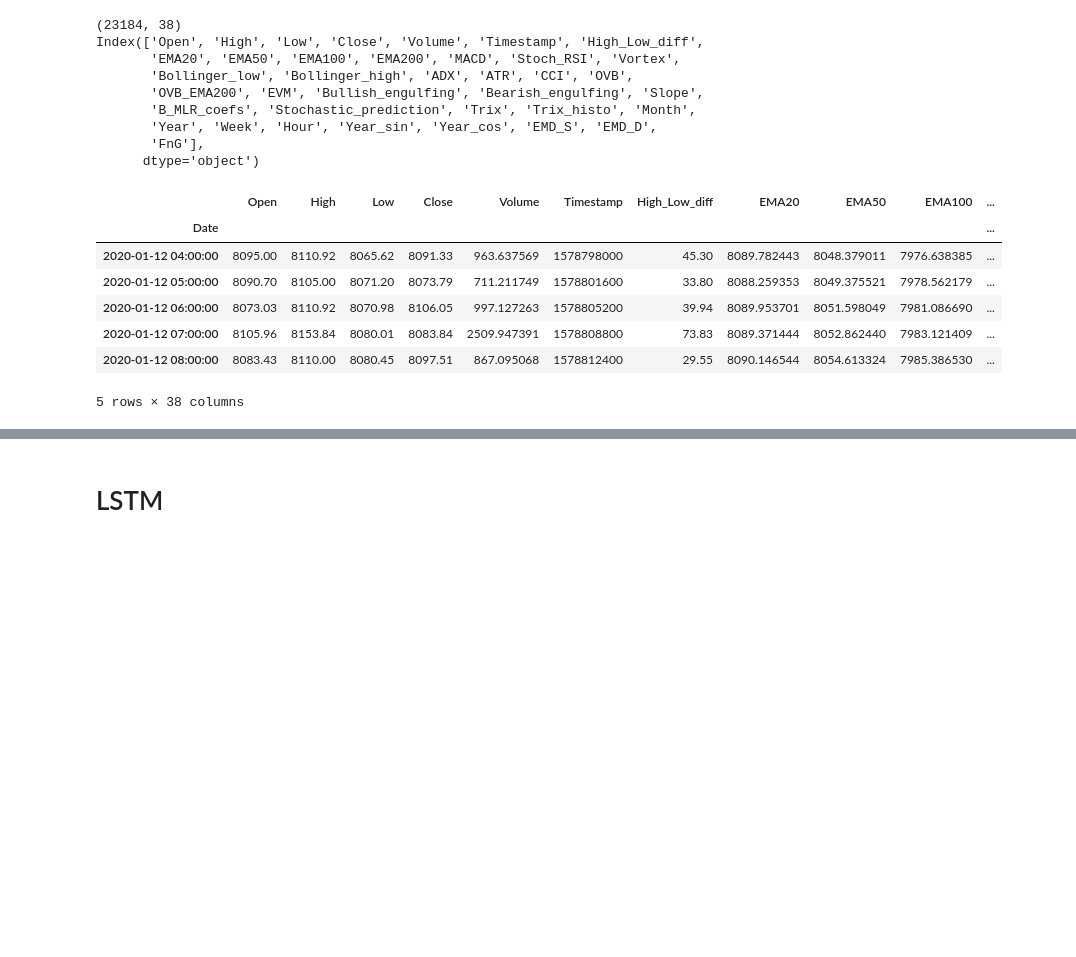
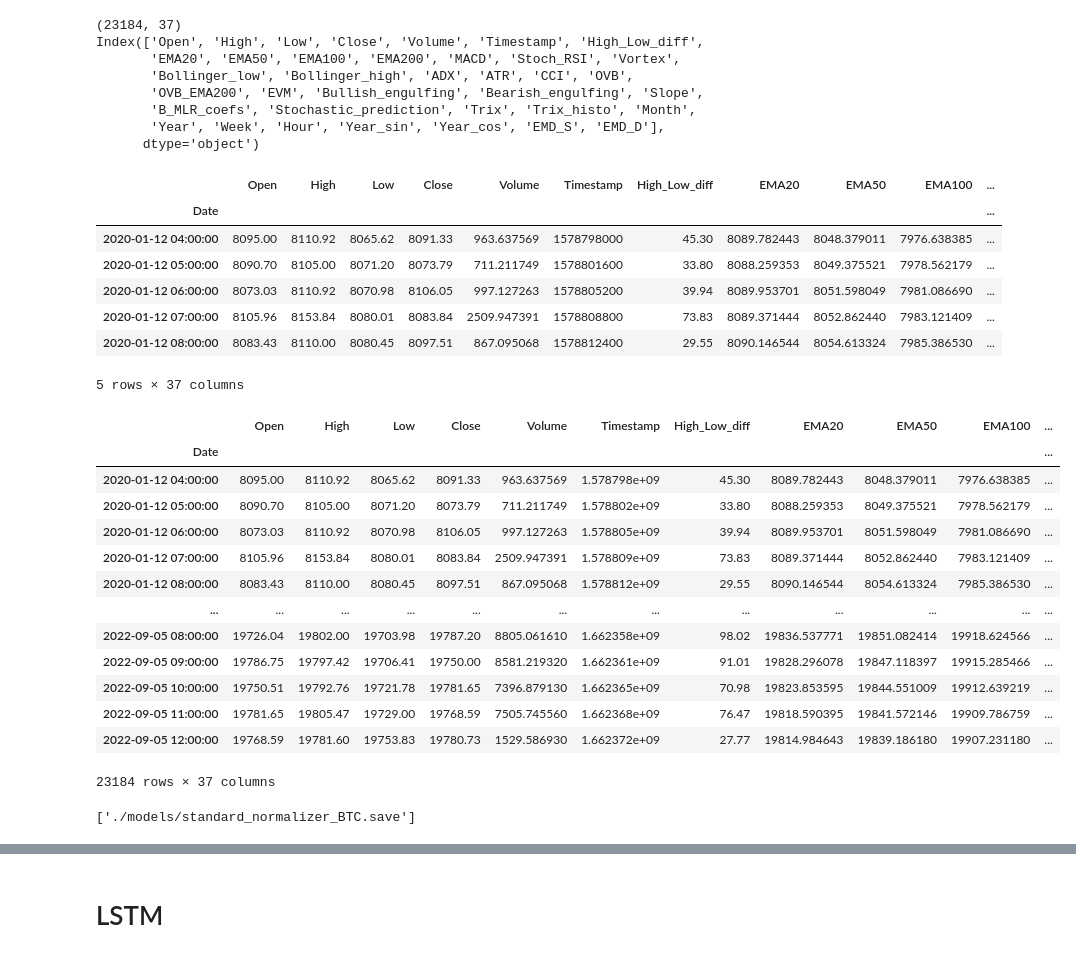
Before and after one commit to webclinic017/Trading-sandbox, a Jupyter notebook: multi_step_lstm.ipynb, the cells around one changed output, grey strips where cells are left out. Saved outputs shown, nothing was run; the diff lists cells and outputs as text; code cells hidden in the pictures; blank space fills up the shorter version.

```diff
--- a/multi_step_lstm.ipynb
+++ b/multi_step_lstm.ipynb
@@ -56,20 +56,19 @@ df = computeStochasticLinearRegression(df,"Close")
 df = computeTrixIndicator(df, col='Close')
 df = generateDatesFeatures(df)
 df = computeEMD(df)
-df = getFearAndGreedIndicator(df)
+#df = getFearAndGreedIndicator(df)
 df.dropna(inplace=True)
 print(df.shape)
 print(df.columns)
 df.head()
 # %% [output]
-(23184, 38)
+(23184, 37)
 Index(['Open', 'High', 'Low', 'Close', 'Volume', 'Timestamp', 'High_Low_diff',
        'EMA20', 'EMA50', 'EMA100', 'EMA200', 'MACD', 'Stoch_RSI', 'Vortex',
        'Bollinger_low', 'Bollinger_high', 'ADX', 'ATR', 'CCI', 'OVB',
        'OVB_EMA200', 'EVM', 'Bullish_engulfing', 'Bearish_engulfing', 'Slope',
        'B_MLR_coefs', 'Stochastic_prediction', 'Trix', 'Trix_histo', 'Month',
-       'Year', 'Week', 'Hour', 'Year_sin', 'Year_cos', 'EMD_S', 'EMD_D',
-       'FnG'],
+       'Year', 'Week', 'Hour', 'Year_sin', 'Year_cos', 'EMD_S', 'EMD_D'],
       dtype='object')
 |  | Open | High | Low | Close | Volume | Timestamp | High_Low_diff | EMA20 | EMA50 | EMA100 | ... |
 | Date |  |  |  |  |  |  |  |  |  |  | ... |
@@ -78,5 +77,54 @@ Index(['Open', 'High', 'Low', 'Close', 'Volume', 'Timestamp', 'High_Low_diff',
 | 2020-01-12 06:00:00 | 8073.03 | 8110.92 | 8070.98 | 8106.05 | 997.127263 | 1578805200 | 39.94 | 8089.953701 | 8051.598049 | 7981.086690 | ... |
 | 2020-01-12 07:00:00 | 8105.96 | 8153.84 | 8080.01 | 8083.84 | 2509.947391 | 1578808800 | 73.83 | 8089.371444 | 8052.862440 | 7983.121409 | ... |
 | 2020-01-12 08:00:00 | 8083.43 | 8110.00 | 8080.45 | 8097.51 | 867.095068 | 1578812400 | 29.55 | 8090.146544 | 8054.613324 | 7985.386530 | ... |
-5 rows × 38 columns
+5 rows × 37 columns
+# %%
+from typing import Union
+from joblib import dump, load
+
+class StandardNormalizer():
+    def __init__(self)->None:
+        self._mean = None
+        self._std = None
+
+    def fit_transform(self,df:pd.DataFrame)->pd.DataFrame:
+        self.fit(df)
+        return self.transform(df)
+
+    def fit(self, df:pd.DataFrame)->None:
+        self._mean = df.mean()
+        self._std = df.std()
+
+    def transform(self, df:pd.DataFrame)->pd.DataFrame:
+        return (df - self._mean) / self._std
+
+    def inverse_transform(self,df:pd.DataFrame)->pd.DataFrame:
+        return df * self._std + self._mean
+
+    def inverse_transform_single(self,data:Union[pd.DataFrame,np.ndarray],corresponding_column:str='Close')->pd.DataFrame:
+        return data * self._std[corresponding_column] + self._mean[corresponding_column]
+
+
+scaler = StandardNormalizer()
+train_df_test = scaler.fit_transform(df)
+scaler.inverse_transform(train_df_test)
+# %% [output]
+|  | Open | High | Low | Close | Volume | Timestamp | High_Low_diff | EMA20 | EMA50 | EMA100 | ... |
+| Date |  |  |  |  |  |  |  |  |  |  | ... |
+| 2020-01-12 04:00:00 | 8095.00 | 8110.92 | 8065.62 | 8091.33 | 963.637569 | 1.578798e+09 | 45.30 | 8089.782443 | 8048.379011 | 7976.638385 | ... |
+| 2020-01-12 05:00:00 | 8090.70 | 8105.00 | 8071.20 | 8073.79 | 711.211749 | 1.578802e+09 | 33.80 | 8088.259353 | 8049.375521 | 7978.562179 | ... |
+| 2020-01-12 06:00:00 | 8073.03 | 8110.92 | 8070.98 | 8106.05 | 997.127263 | 1.578805e+09 | 39.94 | 8089.953701 | 8051.598049 | 7981.086690 | ... |
+| 2020-01-12 07:00:00 | 8105.96 | 8153.84 | 8080.01 | 8083.84 | 2509.947391 | 1.578809e+09 | 73.83 | 8089.371444 | 8052.862440 | 7983.121409 | ... |
+| 2020-01-12 08:00:00 | 8083.43 | 8110.00 | 8080.45 | 8097.51 | 867.095068 | 1.578812e+09 | 29.55 | 8090.146544 | 8054.613324 | 7985.386530 | ... |
+| ... | ... | ... | ... | ... | ... | ... | ... | ... | ... | ... | ... |
+| 2022-09-05 08:00:00 | 19726.04 | 19802.00 | 19703.98 | 19787.20 | 8805.061610 | 1.662358e+09 | 98.02 | 19836.537771 | 19851.082414 | 19918.624566 | ... |
+| 2022-09-05 09:00:00 | 19786.75 | 19797.42 | 19706.41 | 19750.00 | 8581.219320 | 1.662361e+09 | 91.01 | 19828.296078 | 19847.118397 | 19915.285466 | ... |
+| 2022-09-05 10:00:00 | 19750.51 | 19792.76 | 19721.78 | 19781.65 | 7396.879130 | 1.662365e+09 | 70.98 | 19823.853595 | 19844.551009 | 19912.639219 | ... |
+| 2022-09-05 11:00:00 | 19781.65 | 19805.47 | 19729.00 | 19768.59 | 7505.745560 | 1.662368e+09 | 76.47 | 19818.590395 | 19841.572146 | 19909.786759 | ... |
+| 2022-09-05 12:00:00 | 19768.59 | 19781.60 | 19753.83 | 19780.73 | 1529.586930 | 1.662372e+09 | 27.77 | 19814.984643 | 19839.186180 | 19907.231180 | ... |
+23184 rows × 37 columns
+# %%
+dump(scaler,f'./models/standard_normalizer_{SYMBOL}.save')
+# %% [output]
+['./models/standard_normalizer_BTC.save']
 # %%
```
Also changed, not shown: parts of 7 cells of this notebook, 6 other files.
